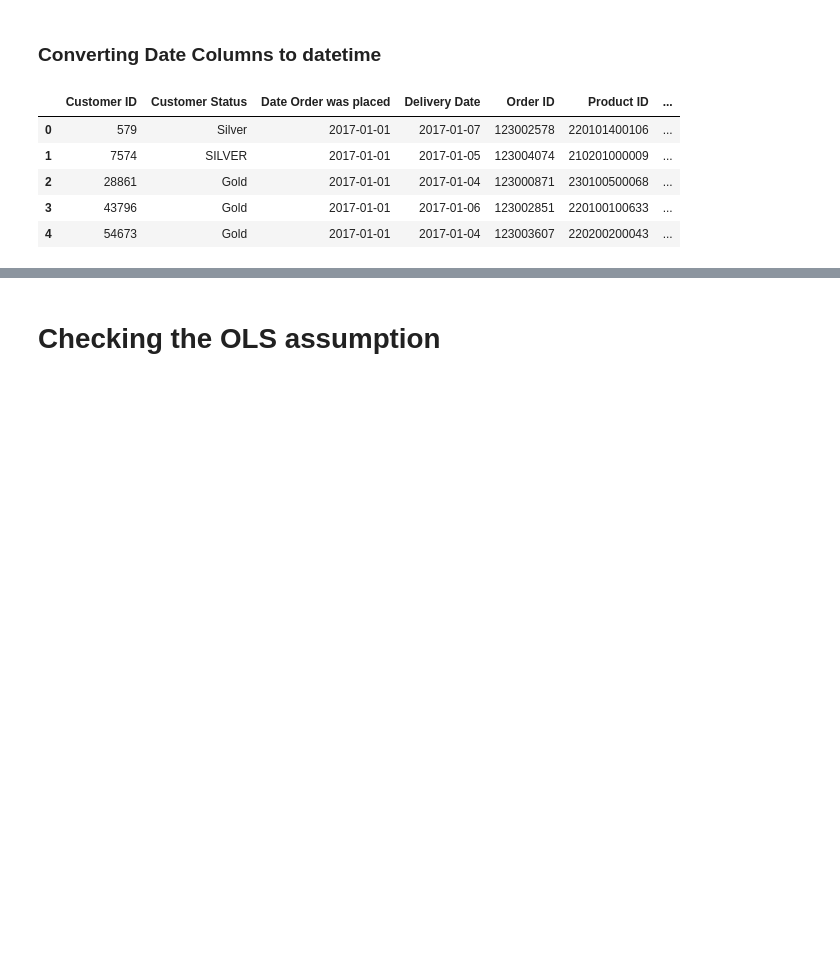
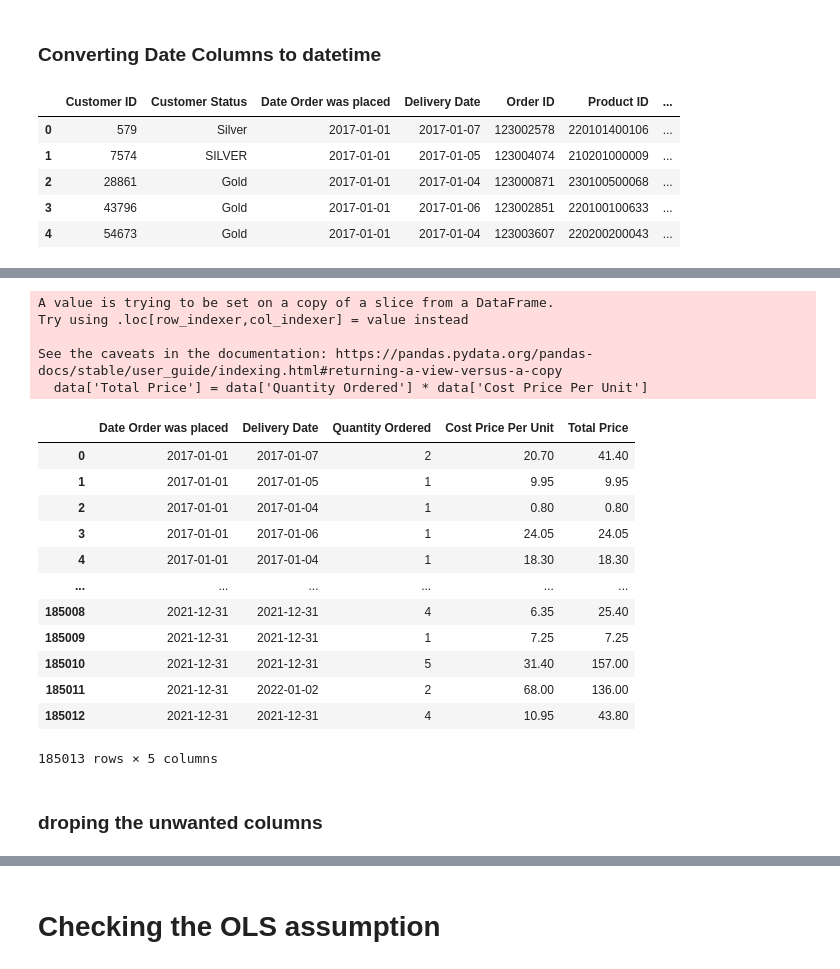
Before and after one commit to DheyaAlqaderi/ML_Model_Example, a Jupyter notebook: sklearn-Linear-Regression-Practical-Example.ipynb, the cells around one changed output, grey strips where cells are left out. Drawn from its saved outputs; the diff is of its cells as text; code cells hidden in the pictures; blank space fills up the shorter version.

```diff
--- a/sklearn-Linear-Regression-Practical-Example.ipynb
+++ b/sklearn-Linear-Regression-Practical-Example.ipynb
@@ -158,0 +74,3 @@ sns.histplot(data_2['Mileage'], kde=True)
+# %%
+colm = ['Date Order was placed', 'Delivery Date',
+        'Quantity Ordered', 'Cost Price Per Unit']
@@ -158,0 +79,3 @@ sns.histplot(data_2['Mileage'], kde=True)
+# %%
+data = raw_data[colm]
+data.describe()
@@ -158,0 +92,24 @@ sns.histplot(data_2['Mileage'], kde=True)
+# %%
+data['Total Price'] = data['Quantity Ordered'] * data['Cost Price Per Unit']
+data
+# %% [output]
+A value is trying to be set on a copy of a slice from a DataFrame.
+Try using .loc[row_indexer,col_indexer] = value instead
+
+See the caveats in the documentation: https://pandas.pydata.org/pandas-docs/stable/user_guide/indexing.html#returning-a-view-versus-a-copy
+  data['Total Price'] = data['Quantity Ordered'] * data['Cost Price Per Unit']
+|  | Date Order was placed | Delivery Date | Quantity Ordered | Cost Price Per Unit | Total Price |
+| 0 | 2017-01-01 | 2017-01-07 | 2 | 20.70 | 41.40 |
+| 1 | 2017-01-01 | 2017-01-05 | 1 | 9.95 | 9.95 |
+| 2 | 2017-01-01 | 2017-01-04 | 1 | 0.80 | 0.80 |
+| 3 | 2017-01-01 | 2017-01-06 | 1 | 24.05 | 24.05 |
+| 4 | 2017-01-01 | 2017-01-04 | 1 | 18.30 | 18.30 |
+| ... | ... | ... | ... | ... | ... |
+| 185008 | 2021-12-31 | 2021-12-31 | 4 | 6.35 | 25.40 |
+| 185009 | 2021-12-31 | 2021-12-31 | 1 | 7.25 | 7.25 |
+| 185010 | 2021-12-31 | 2021-12-31 | 5 | 31.40 | 157.00 |
+| 185011 | 2021-12-31 | 2022-01-02 | 2 | 68.00 | 136.00 |
+| 185012 | 2021-12-31 | 2021-12-31 | 4 | 10.95 | 43.80 |
+185013 rows × 5 columns
+# %% [markdown]
+### droping the unwanted columns
```
Also changed, not shown: parts of 52 cells of this notebook.
